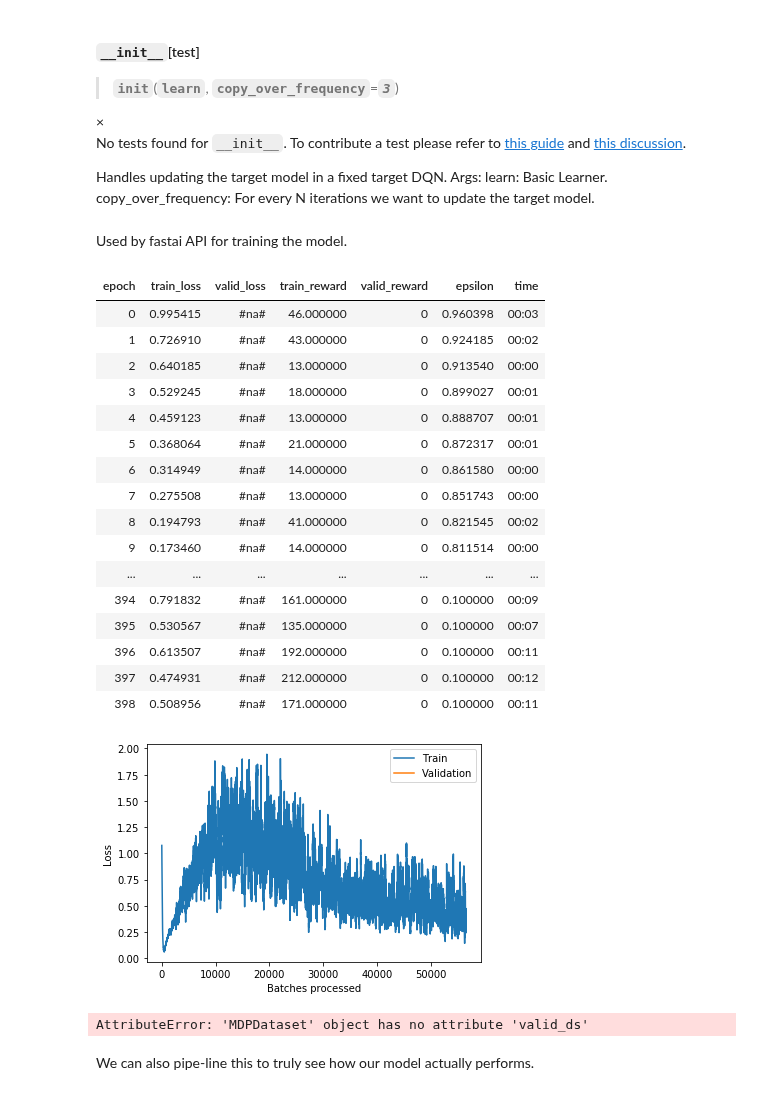
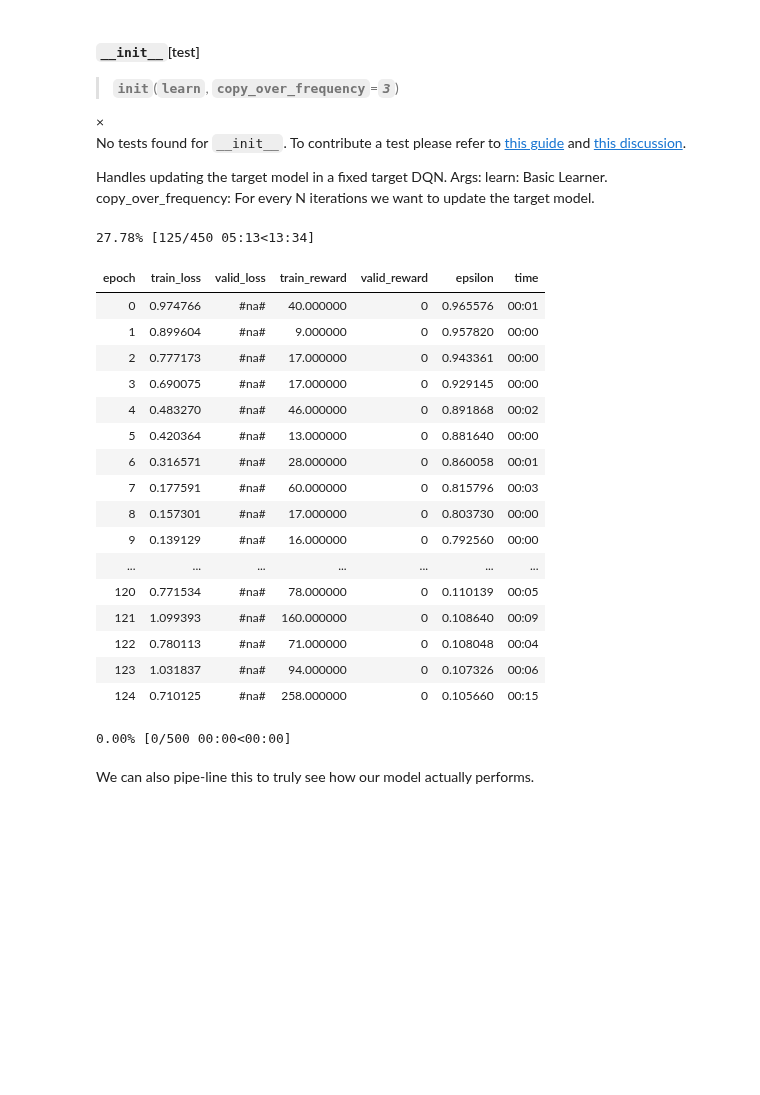
Before and after one commit to josiahls/fast-reinforcement-learning, a Jupyter notebook: docs_src/rl.agents.dqnfixedtarget.ipynb, the cells around one changed output. Drawn from its saved outputs; the diff is of its cells as text; code cells hidden in the pictures; blank space fills up the shorter version.

```diff
--- a/docs_src/rl.agents.dqnfixedtarget.ipynb
+++ b/docs_src/rl.agents.dqnfixedtarget.ipynb
@@ -55,34 +48,34 @@ show_doc(FixedTargetDQNCallback.__init__)
 Handles updating the target model in a fixed target DQN. Args:
     learn: Basic Learner.
     copy_over_frequency: For every N iterations we want to update the target model.
-# %% [markdown]
-Used by fastai API for training the model.
 # %%
+data = MDPDataBunch.from_env('CartPole-v1', render='rgb_array', bs=32, add_valid=False)
+model = FixedTargetDQN(data, memory=ExperienceReplay(memory_size=100000, reduce_ram=True),
+                       optimizer=torch.optim.RMSprop, copy_over_frequency=3)
 learn = AgentLearner(data, model, callback_fns=[RewardMetric, EpsilonMetric])
 learn.fit(450)
 data.close()
 learn.recorder.plot_losses()
 # %% [output]
+27.78% [125/450 05:13<13:34]
 | epoch | train_loss | valid_loss | train_reward | valid_reward | epsilon | time |
-| 0 | 0.995415 | #na# | 46.000000 | 0 | 0.960398 | 00:03 |
-| 1 | 0.726910 | #na# | 43.000000 | 0 | 0.924185 | 00:02 |
-| 2 | 0.640185 | #na# | 13.000000 | 0 | 0.913540 | 00:00 |
-| 3 | 0.529245 | #na# | 18.000000 | 0 | 0.899027 | 00:01 |
-| 4 | 0.459123 | #na# | 13.000000 | 0 | 0.888707 | 00:01 |
-| 5 | 0.368064 | #na# | 21.000000 | 0 | 0.872317 | 00:01 |
-| 6 | 0.314949 | #na# | 14.000000 | 0 | 0.861580 | 00:00 |
-| 7 | 0.275508 | #na# | 13.000000 | 0 | 0.851743 | 00:00 |
-| 8 | 0.194793 | #na# | 41.000000 | 0 | 0.821545 | 00:02 |
-| 9 | 0.173460 | #na# | 14.000000 | 0 | 0.811514 | 00:00 |
+| 0 | 0.974766 | #na# | 40.000000 | 0 | 0.965576 | 00:01 |
+| 1 | 0.899604 | #na# | 9.000000 | 0 | 0.957820 | 00:00 |
+| 2 | 0.777173 | #na# | 17.000000 | 0 | 0.943361 | 00:00 |
+| 3 | 0.690075 | #na# | 17.000000 | 0 | 0.929145 | 00:00 |
+| 4 | 0.483270 | #na# | 46.000000 | 0 | 0.891868 | 00:02 |
+| 5 | 0.420364 | #na# | 13.000000 | 0 | 0.881640 | 00:00 |
+| 6 | 0.316571 | #na# | 28.000000 | 0 | 0.860058 | 00:01 |
+| 7 | 0.177591 | #na# | 60.000000 | 0 | 0.815796 | 00:03 |
+| 8 | 0.157301 | #na# | 17.000000 | 0 | 0.803730 | 00:00 |
+| 9 | 0.139129 | #na# | 16.000000 | 0 | 0.792560 | 00:00 |
 | ... | ... | ... | ... | ... | ... | ... |
-| 394 | 0.791832 | #na# | 161.000000 | 0 | 0.100000 | 00:09 |
-| 395 | 0.530567 | #na# | 135.000000 | 0 | 0.100000 | 00:07 |
-| 396 | 0.613507 | #na# | 192.000000 | 0 | 0.100000 | 00:11 |
-| 397 | 0.474931 | #na# | 212.000000 | 0 | 0.100000 | 00:12 |
-| 398 | 0.508956 | #na# | 171.000000 | 0 | 0.100000 | 00:11 |
+| 120 | 0.771534 | #na# | 78.000000 | 0 | 0.110139 | 00:05 |
+| 121 | 1.099393 | #na# | 160.000000 | 0 | 0.108640 | 00:09 |
+| 122 | 0.780113 | #na# | 71.000000 | 0 | 0.108048 | 00:04 |
+| 123 | 1.031837 | #na# | 94.000000 | 0 | 0.107326 | 00:06 |
+| 124 | 0.710125 | #na# | 258.000000 | 0 | 0.105660 | 00:15 |
-[figure, removed]
+0.00% [0/500 00:00<00:00]
 # %%
-interp = AgentInterpretation(learn)
+interp = AgentInterpretation(learn, ds_type=DatasetType.Train)
-# %% [output]
-AttributeError: 'MDPDataset' object has no attribute 'valid_ds'
 # %%
```
Also changed, not shown: parts of 5 cells of this notebook, 3 other files.
